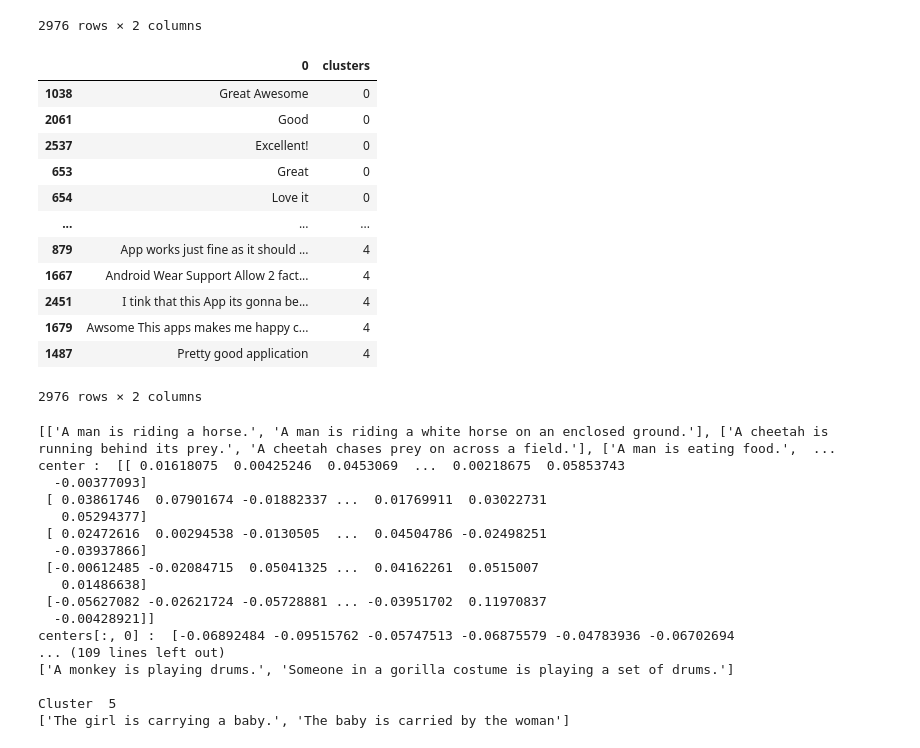
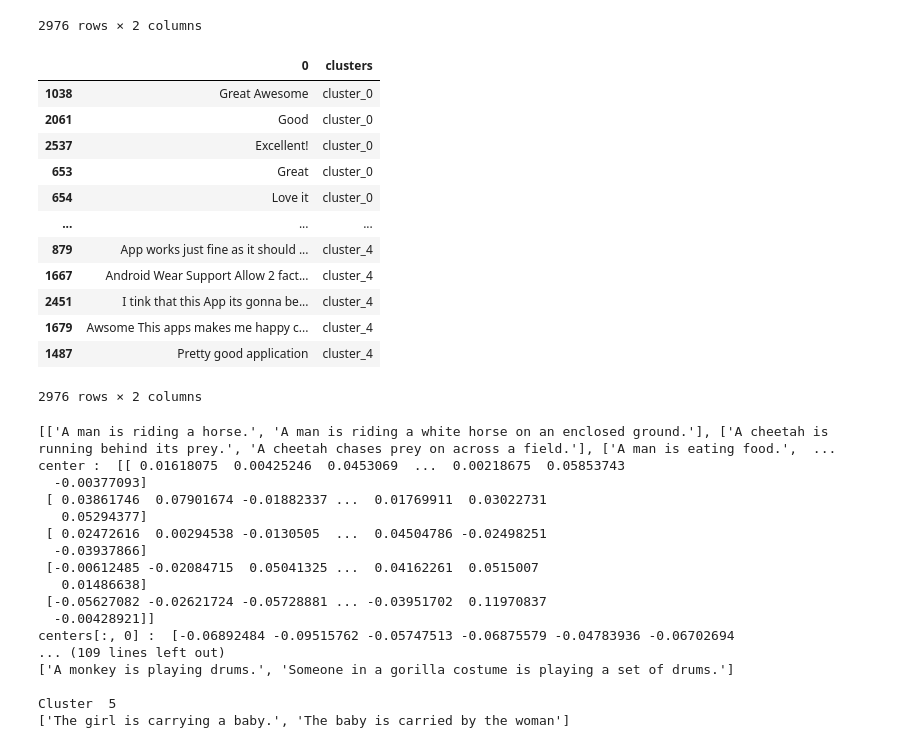
Before and after one commit to LuisSante/Text-segmentation-using-Agglomerative-Clustering, a Jupyter notebook: kmeans.ipynb, the cells around one changed output. Saved outputs shown, nothing was run; the diff lists cells and outputs as text; code cells hidden in the pictures.

```diff
--- a/kmeans.ipynb
+++ b/kmeans.ipynb
@@ -194,22 +194,23 @@ ds_new
 | 2974 | Verygood | 0 |
 | 2975 | This is very bad and not change p... | 2 |
 2976 rows × 2 columns
-# %%
-ds_new.sort_values(by = ['clusters'])
-# %% [output]
-|  | 0 | clusters |
-| 1038 | Great Awesome | 0 |
-| 2061 | Good | 0 |
-| 2537 | Excellent! | 0 |
-| 653 | Great | 0 |
-| 654 | Love it | 0 |
-| ... | ... | ... |
-| 879 | App works just fine as it should ... | 4 |
-| 1667 | Android Wear Support Allow 2 fact... | 4 |
-| 2451 | I tink that this App its gonna be... | 4 |
-| 1679 | Awsome This apps makes me happy c... | 4 |
-| 1487 | Pretty good application | 4 |
-2976 rows × 2 columns
+# %%
+ds_new['clusters'] = ['cluster_' + str(cluster) for cluster in ds_new['clusters']]
+ds_new.sort_values(by = ['clusters'])
+# %% [output]
+|  | 0 | clusters |
+| 1038 | Great Awesome | cluster_0 |
+| 2061 | Good | cluster_0 |
+| 2537 | Excellent! | cluster_0 |
+| 653 | Great | cluster_0 |
+| 654 | Love it | cluster_0 |
+| ... | ... | ... |
+| 879 | App works just fine as it should ... | cluster_4 |
+| 1667 | Android Wear Support Allow 2 fact... | cluster_4 |
+| 2451 | I tink that this App its gonna be... | cluster_4 |
+| 1679 | Awsome This apps makes me happy c... | cluster_4 |
+| 1487 | Pretty good application | cluster_4 |
+2976 rows × 2 columns
 # %%
 corpus_2 = ['A man is eating food.',
           'A man is eating a piece of bread.',
```
